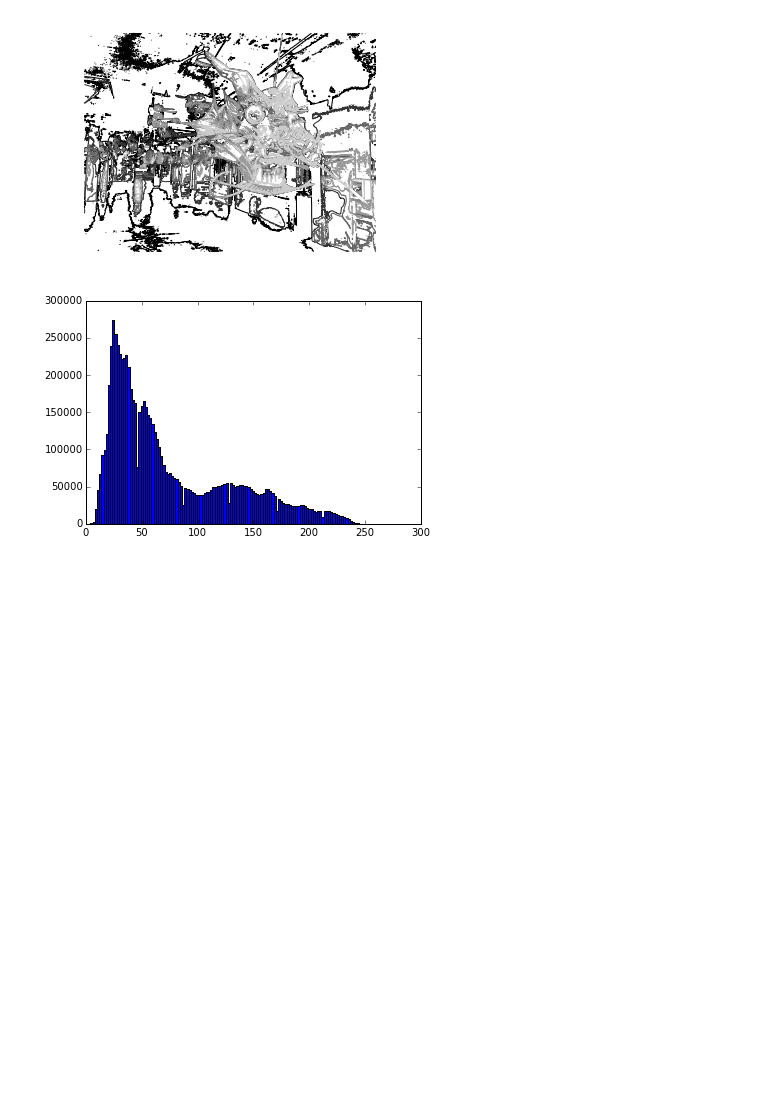
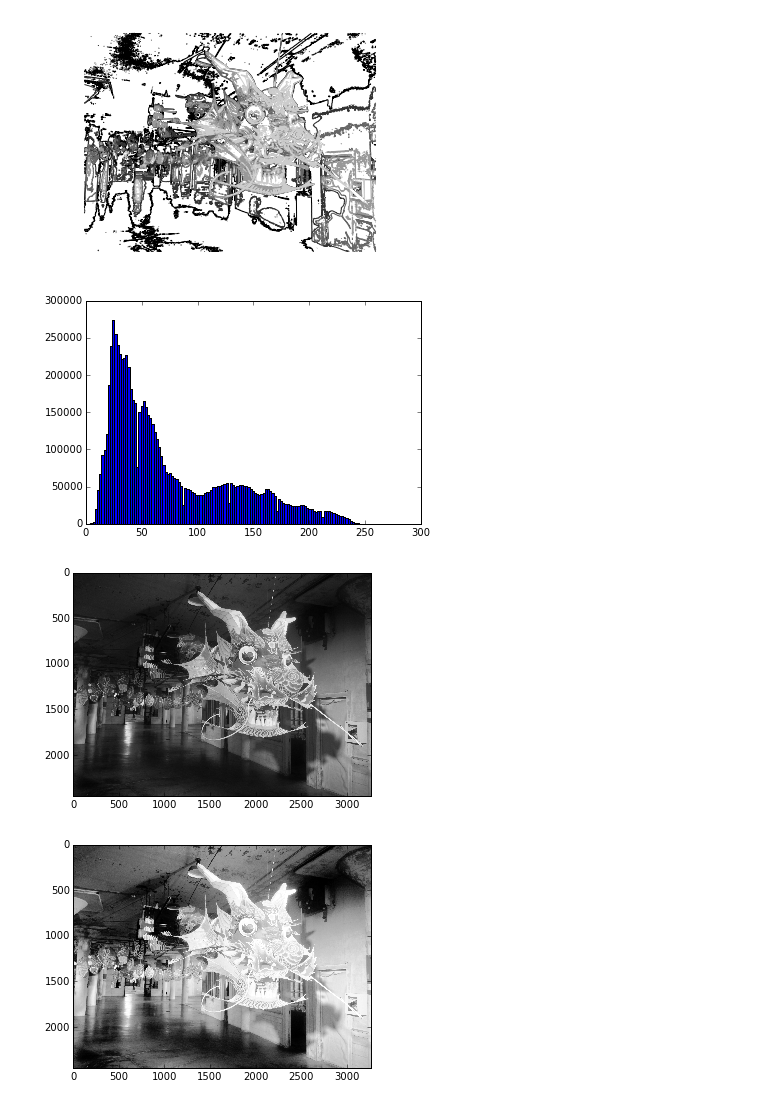
Before and after one commit to keho98/python-cv-scratchpad, a Jupyter notebook: Basic Photo Manipulation.ipynb, the cells around one changed output. Drawn from its saved outputs; the diff is of its cells as text; code cells hidden in the pictures; blank space fills up the shorter version.

```diff
--- a/Basic Photo Manipulation.ipynb
+++ b/Basic Photo Manipulation.ipynb
@@ -40,3 +40,19 @@ plt.show()
 # %% [output]
 [figure]
 [figure]
+# %%
+img_path = 'images/at_large.jpg'
+img_array = np.array(Image.open(img_path).convert('L'))
+
+plt.figure()
+plt.gray()
+plt.imshow(img_array)
+
+plt.figure()
+img2, cdf = imtools.histeq(img_array)
+plt.imshow(img2)
+
+plt.show()
+# %% [output]
+[figure, added]
+[figure, added]
```
Also changed, not shown: parts of 2 cells of this notebook.
